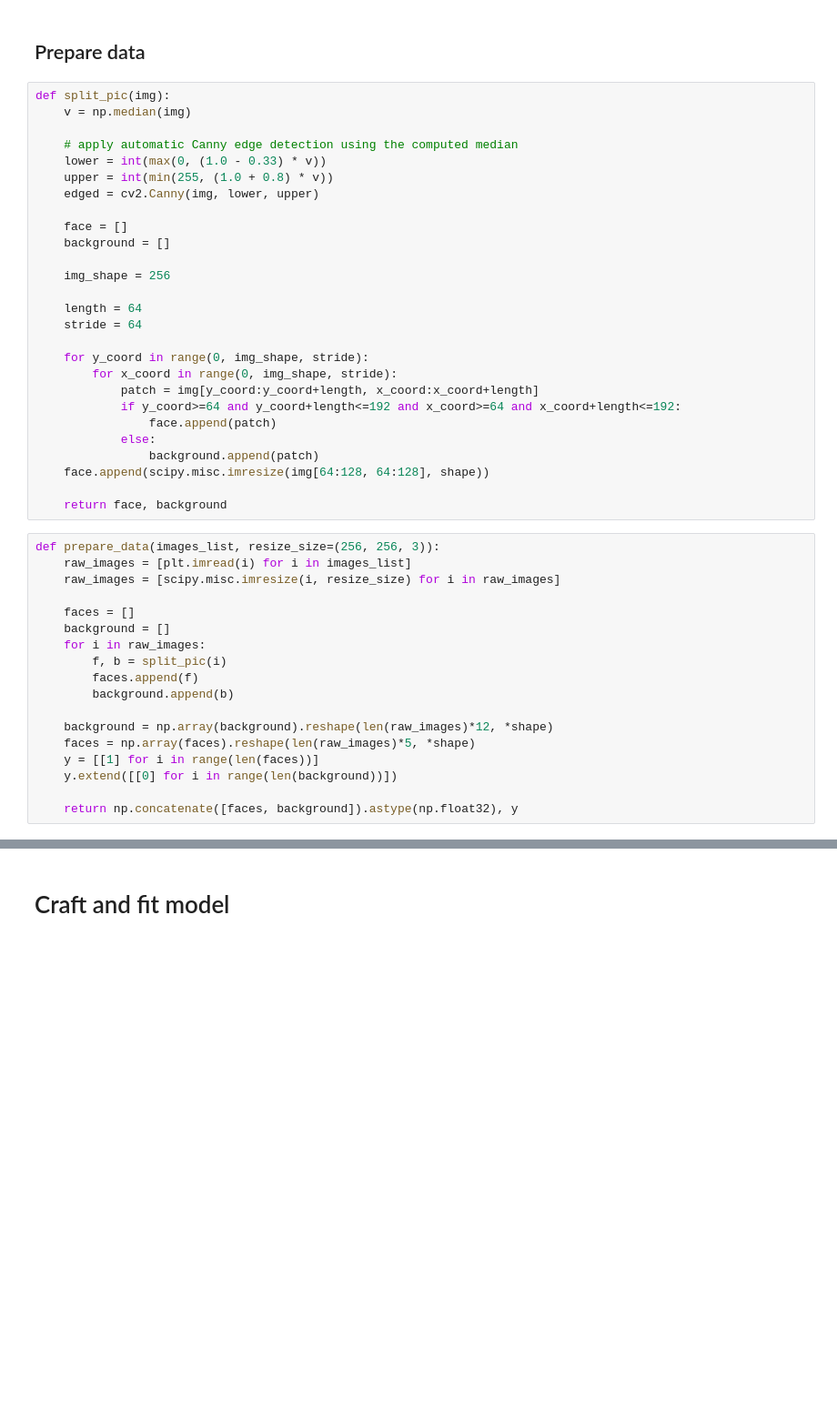
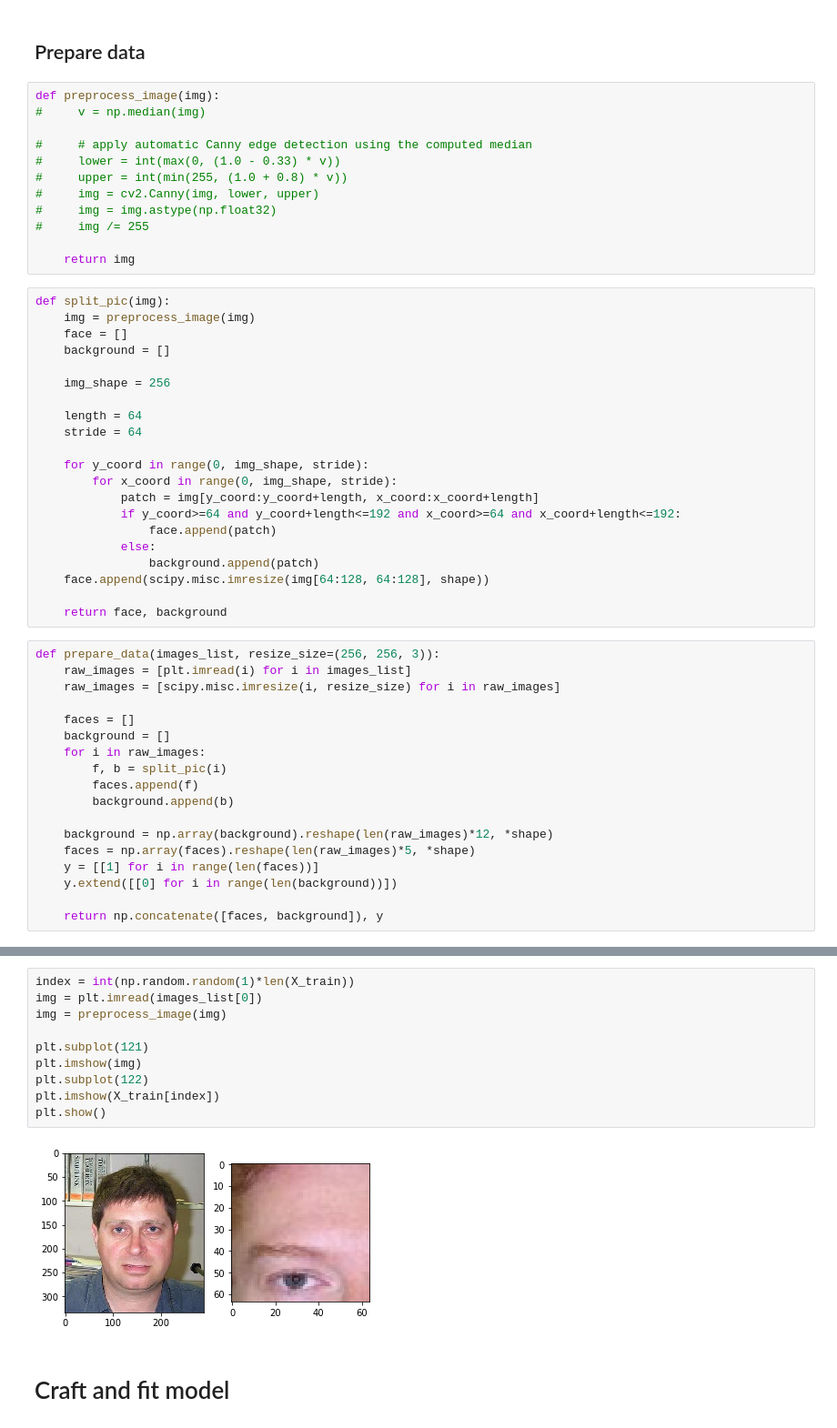
Before and after one commit to aweas/NotFace, a Jupyter notebook: face_extraction.ipynb, the cells around one changed output, grey strips where cells are left out. Shown: that part at 91% size. Cells and saved outputs as stored; diff of their text form; blank space fills up the shorter version.

```diff
--- a/face_extraction.ipynb
+++ b/face_extraction.ipynb
@@ -103,15 +104,21 @@ epochs = 5
 shape = (64, 64, 3)
 # %% [markdown]
 ## Prepare data
+# %%
+def preprocess_image(img):
+#     v = np.median(img)
+
+#     # apply automatic Canny edge detection using the computed median
+#     lower = int(max(0, (1.0 - 0.33) * v))
+#     upper = int(min(255, (1.0 + 0.8) * v))
+#     img = cv2.Canny(img, lower, upper)
+#     img = img.astype(np.float32)
+#     img /= 255
+
+    return img
 # %%
 def split_pic(img):
-    v = np.median(img)
-
-    # apply automatic Canny edge detection using the computed median
-    lower = int(max(0, (1.0 - 0.33) * v))
-    upper = int(min(255, (1.0 + 0.8) * v))
-    edged = cv2.Canny(img, lower, upper)
-
+    img = preprocess_image(img)
     face = []
     background = []
 
@@ -147,7 +154,7 @@ def prepare_data(images_list, resize_size=(256, 256, 3)):
     y = [[1] for i in range(len(faces))]
     y.extend([[0] for i in range(len(background))])
 
-    return np.concatenate([faces, background]).astype(np.float32), y
+    return np.concatenate([faces, background]), y
 # %%
 with open('Faces/files_list.txt') as f:
     face_files_list = f.readlines()
@@ -176,3 +165,15 @@ plt.show()
+# %%
+index = int(np.random.random(1)*len(X_train))
+img = plt.imread(images_list[0])
+img = preprocess_image(img)
+
+plt.subplot(121)
+plt.imshow(img)
+plt.subplot(122)
+plt.imshow(X_train[index])
+plt.show()
+# %% [output]
+[figure, added]
 # %% [markdown]
 # Craft and fit model
 # %% [markdown]
```
Also changed, not shown: parts of 5 cells of this notebook, 1 other file.
